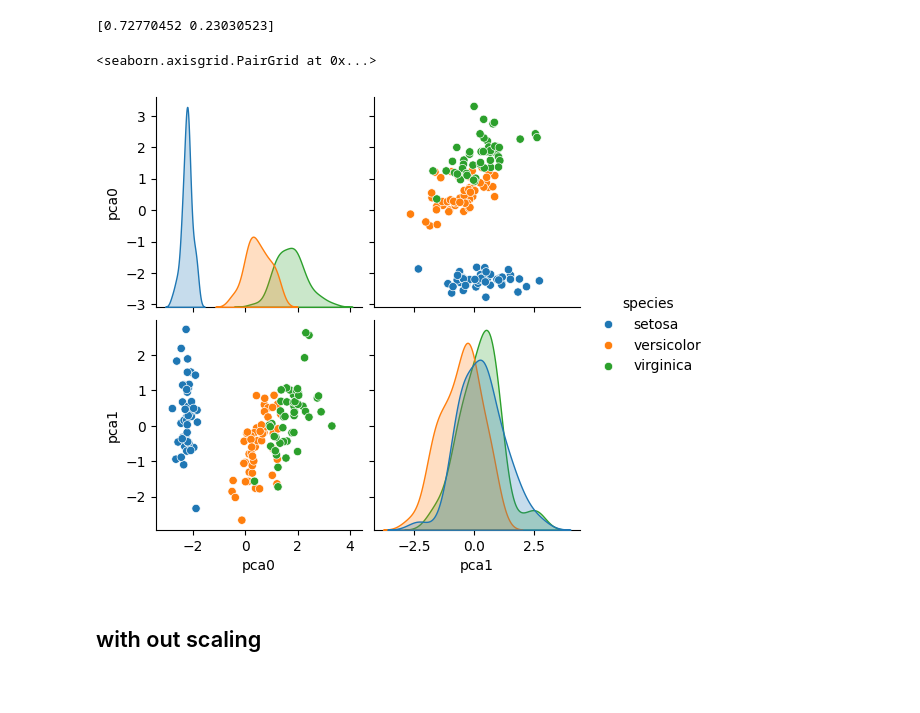
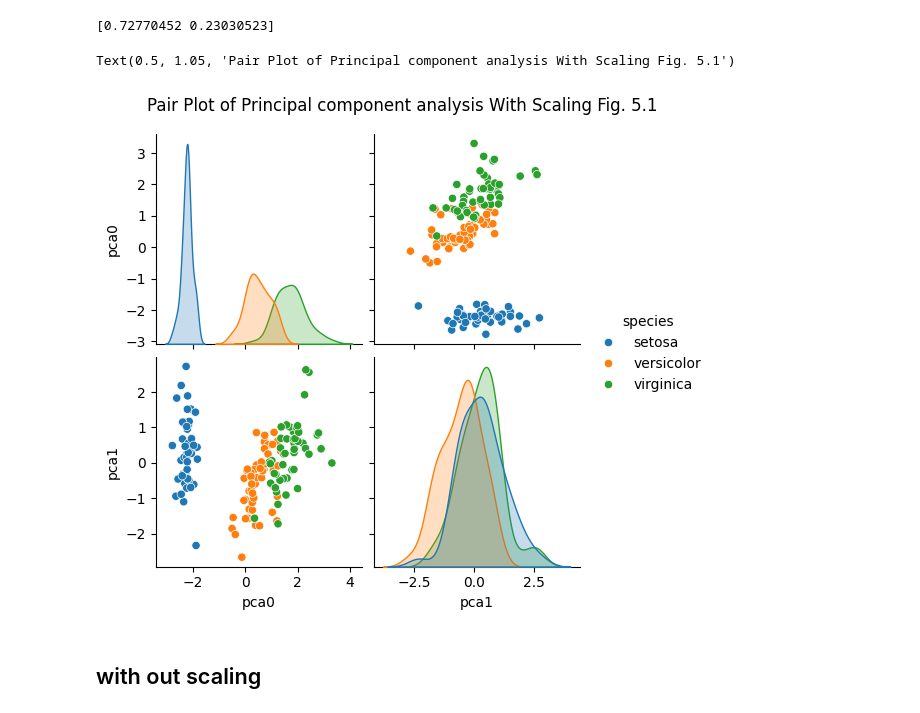
Before and after one commit to RochejamieGMIT/MachineLearning, a Jupyter notebook: tasks.ipynb, the cells around one changed output. Saved outputs shown, nothing was run; the diff lists cells and outputs as text; code cells hidden in the pictures; blank space fills up the shorter version.

```diff
--- a/tasks.ipynb
+++ b/tasks.ipynb
@@ -509,11 +517,15 @@ df_pca["pca1"] = x_pca[:,1]
 print(pca.explained_variance_ratio_)
 # %% [output]
 [0.72770452 0.23030523]
-# %%
-sns.pairplot(df_pca,hue = "species")
-# %% [output]
-<seaborn.axisgrid.PairGrid at 0x...>
-[figure, removed]
+# %%
+# https://stackoverflow.com/questions/36813396/how-to-show-the-title-for-the-diagram-of-seaborn-pairplot-or-pridgrid
+
+
+g1 = sns.pairplot(df_pca,hue = "species")
+g1.fig.suptitle("Pair Plot of Principal component analysis With Scaling Fig. 5.1",y=1.05)
+# %% [output]
+Text(0.5, 1.05, 'Pair Plot of Principal component analysis With Scaling Fig. 5.1')
+[figure, added]
 # %% [markdown]
 ## with out scaling
 # %%
```
Also changed, not shown: parts of 12 cells of this notebook.
